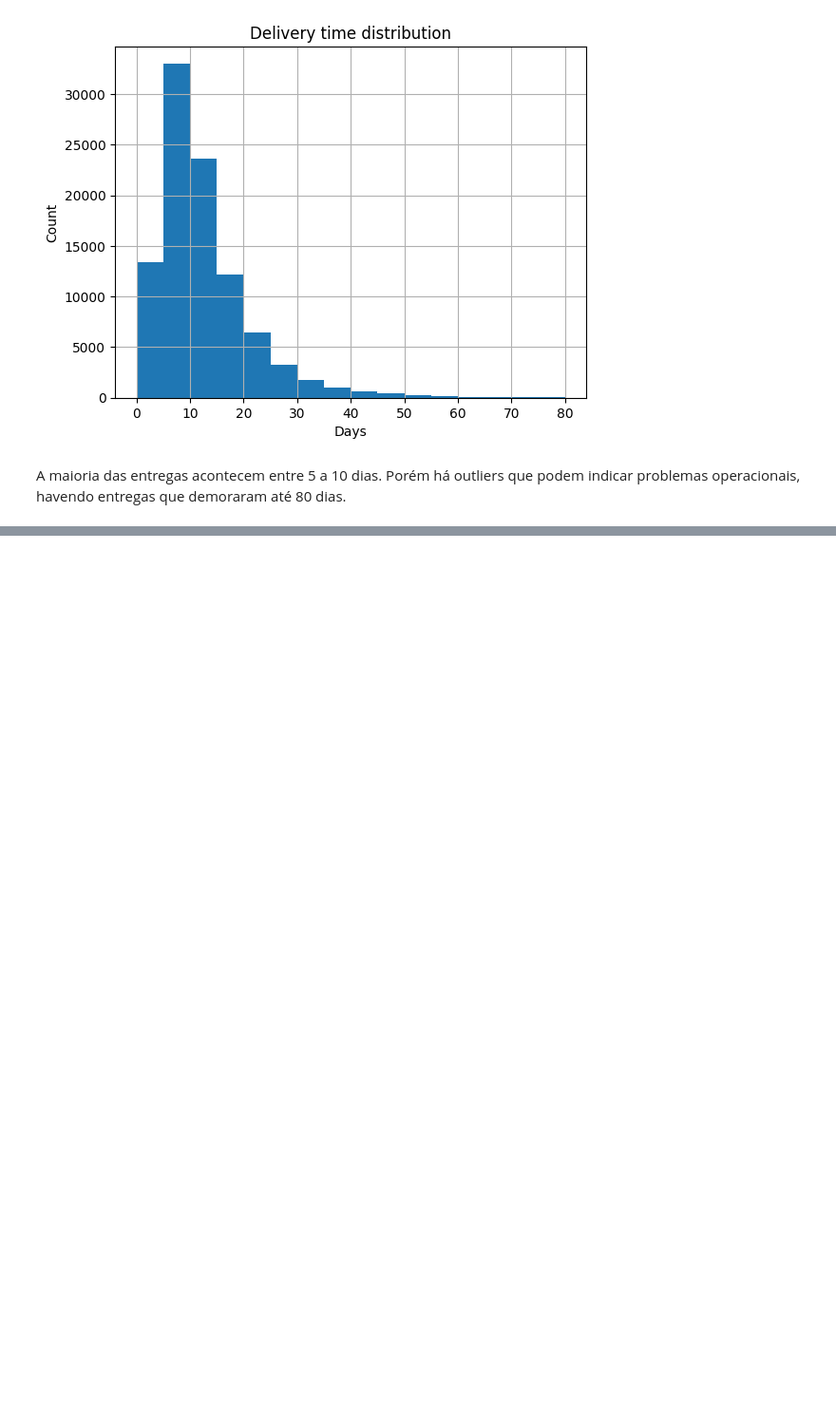
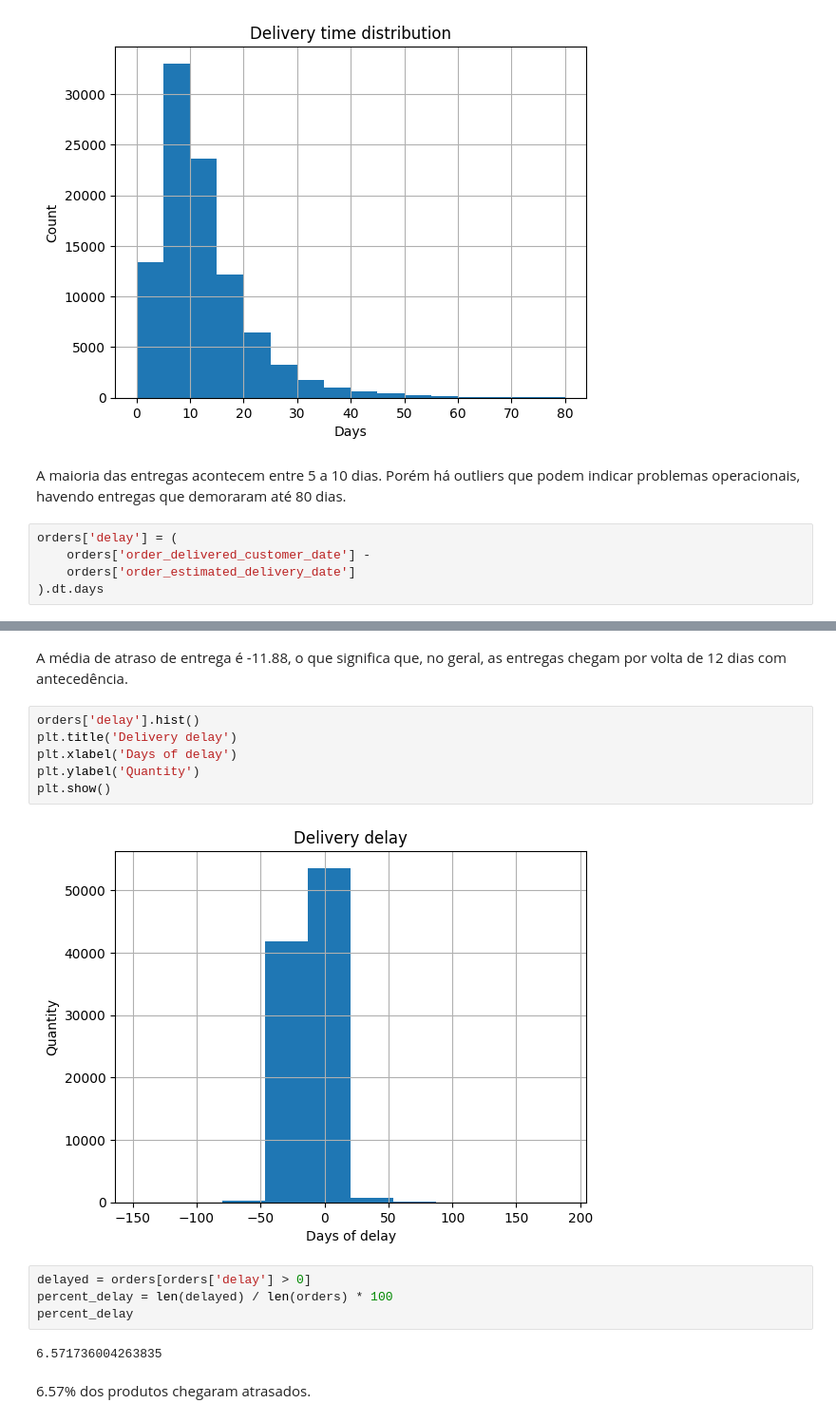
Before and after one commit to jean-meandonca/analise-ecommerce-olist, a Jupyter notebook: analise.ipynb, the cells around one changed output, grey strips where cells are left out. Shown at 95% size. Cells and saved outputs as stored; diff of their text form; blank space fills up the shorter version.

Commit message:
Calculate delay percentage

```diff
--- a/analise.ipynb
+++ b/analise.ipynb
@@ -29,3 +71,8 @@ plt.show()
 [figure]
 # %% [markdown]
 A maioria das entregas acontecem entre 5 a 10 dias. Porém há outliers que podem indicar problemas operacionais, havendo entregas que demoraram até 80 dias.
+# %%
+orders['delay'] = (
+    orders['order_delivered_customer_date'] -
+    orders['order_estimated_delivery_date']
+).dt.days
@@ -31,0 +91,18 @@ A maioria das entregas acontecem entre 5 a 10 dias. Porém há outliers que pode
+# %% [markdown]
+A média de atraso de entrega é -11.88, o que significa que, no geral, as entregas chegam por volta de 12 dias com antecedência.
+# %%
+orders['delay'].hist()
+plt.title('Delivery delay')
+plt.xlabel('Days of delay')
+plt.ylabel('Quantity')
+plt.show()
+# %% [output]
+[figure, added]
+# %%
+delayed = orders[orders['delay'] > 0]
+percent_delay = len(delayed) / len(orders) * 100
+percent_delay
+# %% [output]
+6.571736004263835
+# %% [markdown]
+6.57% dos produtos chegaram atrasados.
```
Also changed, not shown: parts of 4 cells of this notebook.
